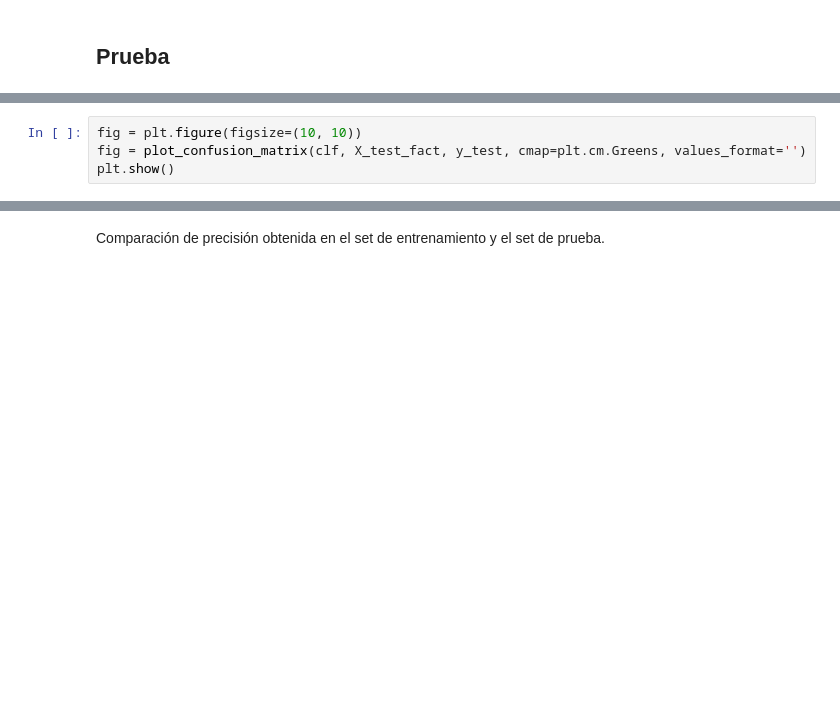
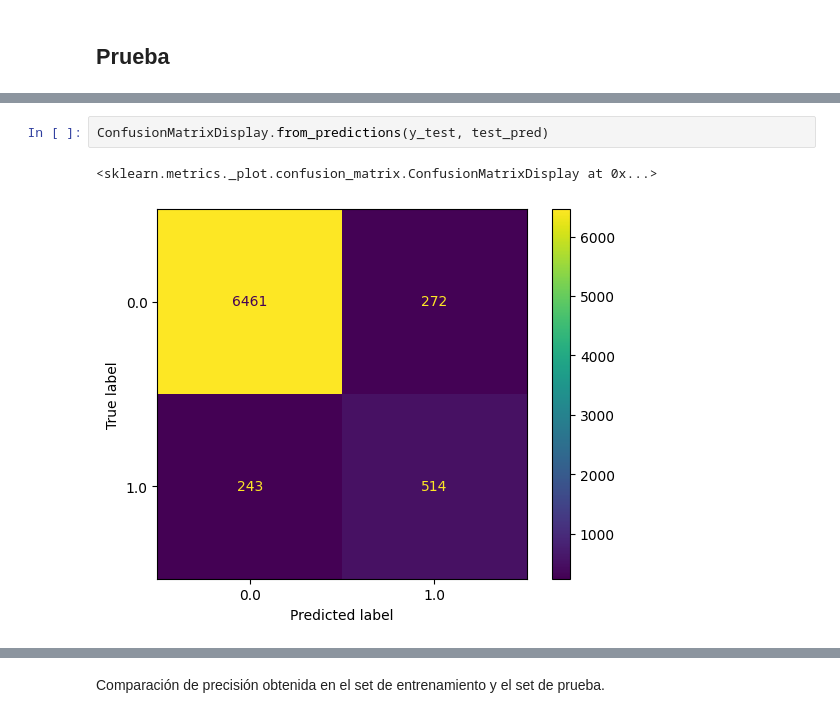
Before and after one commit to RYU-MCFLY/Aplicaciones-Financieras, a Jupyter notebook: Semana1_2_Aps_Financieras5_Pandas_y_ModeloLDA.ipynb, the cells around one changed output, grey strips where cells are left out. Cells and saved outputs as stored; diff of their text form; blank space fills up the shorter version.

```diff
--- a/Semana1_2_Aps_Financieras5_Pandas_y_ModeloLDA.ipynb
+++ b/Semana1_2_Aps_Financieras5_Pandas_y_ModeloLDA.ipynb
@@ -475,6 +909,7 @@ print(classification_report(y_test, test_pred))
-# %%
-fig = plt.figure(figsize=(10, 10))
-fig = plot_confusion_matrix(clf, X_test_fact, y_test, cmap=plt.cm.Greens, values_format='')
-plt.show()
+# %%
+ConfusionMatrixDisplay.from_predictions(y_test, test_pred)
+# %% [output]
+<sklearn.metrics._plot.confusion_matrix.ConfusionMatrixDisplay at 0x...>
+[figure, added]
 # %%
 print(classification_report(y_train, train_pred))
```
Also changed, not shown: parts of 71 cells of this notebook.
